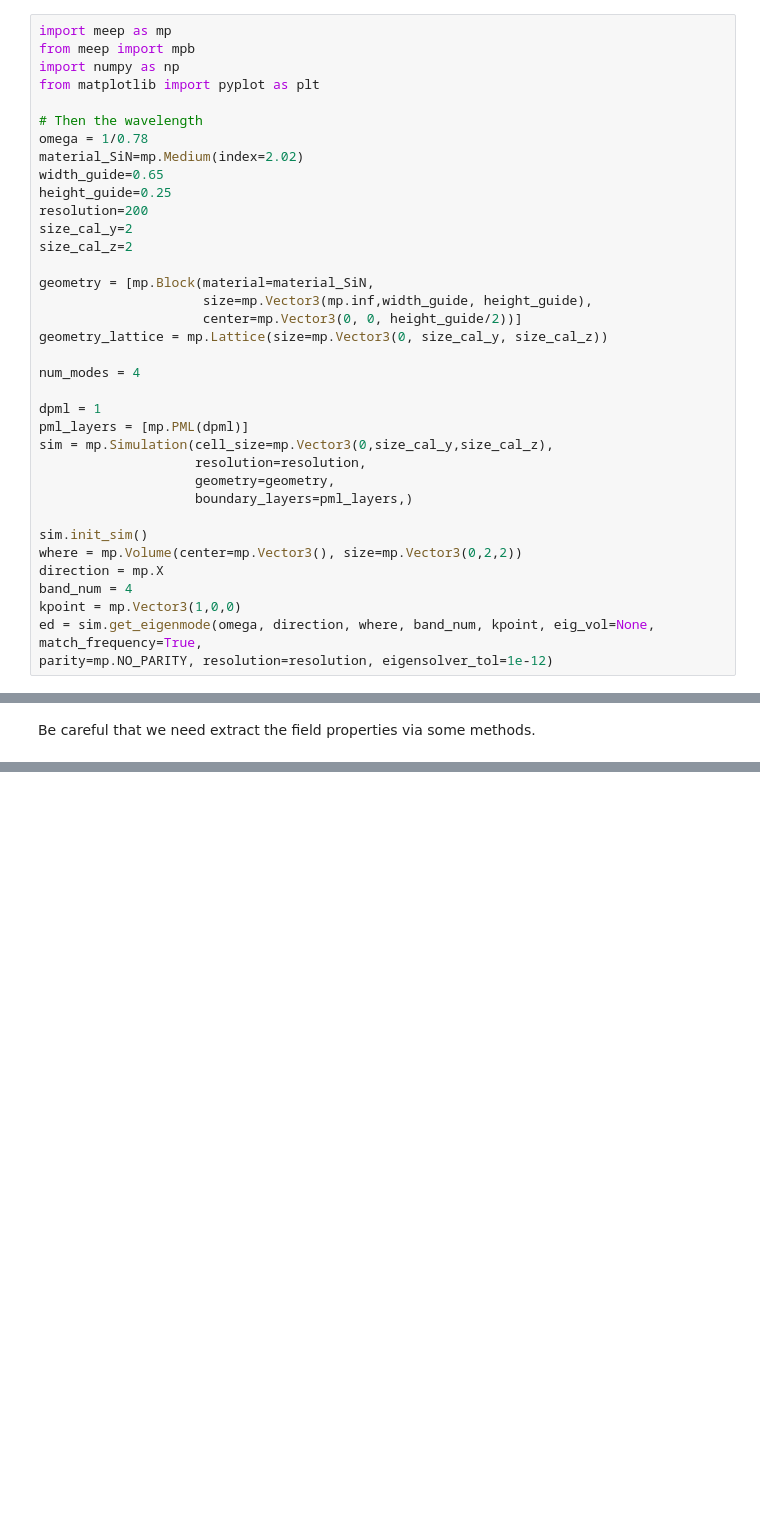
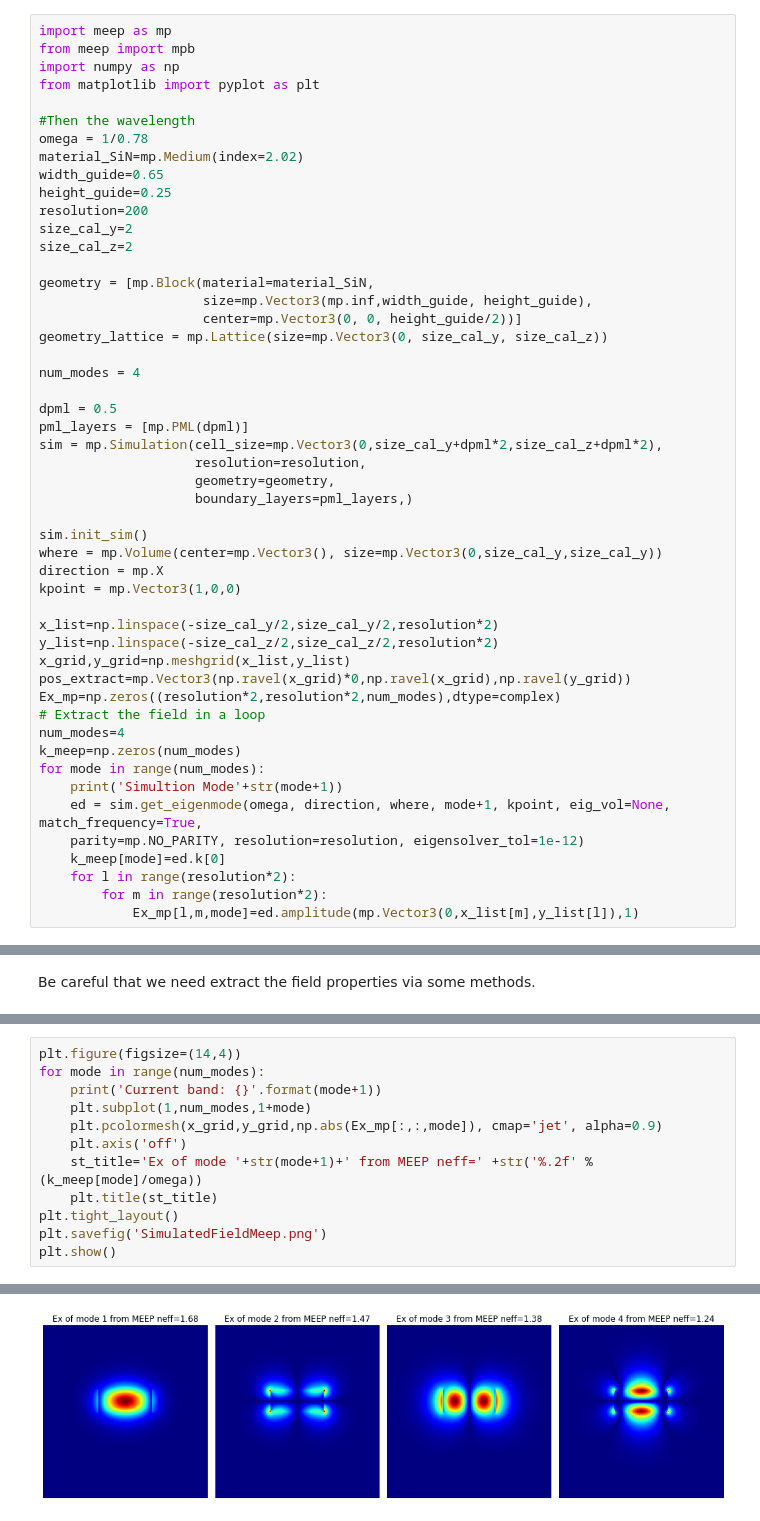
Before and after one commit to knifelees3/MEEPStudy, a Jupyter notebook: WaveguideModeSimulations.ipynb, the cells around one changed output, grey strips where cells are left out. Cells and saved outputs as stored; diff of their text form; blank space fills up the shorter version.

```diff
--- a/WaveguideModeSimulations.ipynb
+++ b/WaveguideModeSimulations.ipynb
@@ -88,7 +113,7 @@ from meep import mpb
 import numpy as np
 from matplotlib import pyplot as plt
 
-# Then the wavelength
+#Then the wavelength
 omega = 1/0.78
 material_SiN=mp.Medium(index=2.02)
 width_guide=0.65
@@ -104,17 +129,31 @@ geometry_lattice = mp.Lattice(size=mp.Vector3(0, size_cal_y, size_cal_z))
 
 num_modes = 4
 
-dpml = 1
+dpml = 0.5
 pml_layers = [mp.PML(dpml)]
-sim = mp.Simulation(cell_size=mp.Vector3(0,size_cal_y,size_cal_z),
+sim = mp.Simulation(cell_size=mp.Vector3(0,size_cal_y+dpml*2,size_cal_z+dpml*2),
                     resolution=resolution,
                     geometry=geometry,
                     boundary_layers=pml_layers,)
 
 sim.init_sim()
-where = mp.Volume(center=mp.Vector3(), size=mp.Vector3(0,2,2))
+where = mp.Volume(center=mp.Vector3(), size=mp.Vector3(0,size_cal_y,size_cal_y))
 direction = mp.X
-band_num = 4
 kpoint = mp.Vector3(1,0,0)
-ed = sim.get_eigenmode(omega, direction, where, band_num, kpoint, eig_vol=None, match_frequency=True,
-parity=mp.NO_PARITY, resolution=resolution, eigensolver_tol=1e-12)
+
+x_list=np.linspace(-size_cal_y/2,size_cal_y/2,resolution*2)
+y_list=np.linspace(-size_cal_z/2,size_cal_z/2,resolution*2)
+x_grid,y_grid=np.meshgrid(x_list,y_list)
+pos_extract=mp.Vector3(np.ravel(x_grid)*0,np.ravel(x_grid),np.ravel(y_grid))
+Ex_mp=np.zeros((resolution*2,resolution*2,num_modes),dtype=complex)
+# Extract the field in a loop
+num_modes=4
+k_meep=np.zeros(num_modes)
+for mode in range(num_modes):
+    print('Simultion Mode'+str(mode+1))
+    ed = sim.get_eigenmode(omega, direction, where, mode+1, kpoint, eig_vol=None, match_frequency=True,
+    parity=mp.NO_PARITY, resolution=resolution, eigensolver_tol=1e-12)
+    k_meep[mode]=ed.k[0]
+    for l in range(resolution*2):
+        for m in range(resolution*2):
+            Ex_mp[l,m,mode]=ed.amplitude(mp.Vector3(0,x_list[m],y_list[l]),1)
@@ -124,0 +180,13 @@ print(ed.amplitude(mp.vector3(),1))
+# %%
+plt.figure(figsize=(14,4))
+for mode in range(num_modes):
+    print('Current band: {}'.format(mode+1))
+    plt.subplot(1,num_modes,1+mode)
+    plt.pcolormesh(x_grid,y_grid,np.abs(Ex_mp[:,:,mode]), cmap='jet', alpha=0.9)
+    plt.axis('off')
+    st_title='Ex of mode '+str(mode+1)+' from MEEP neff=' +str('%.2f' %(k_meep[mode]/omega))
+    plt.title(st_title)
+plt.tight_layout()
+plt.savefig('SimulatedFieldMeep.png')
+plt.show()
+# %% [output]
@@ -124,0 +197 @@ print(ed.amplitude(mp.vector3(),1))
+[figure, added]
```
Also changed, not shown: parts of 8 cells of this notebook, 5 other files.
